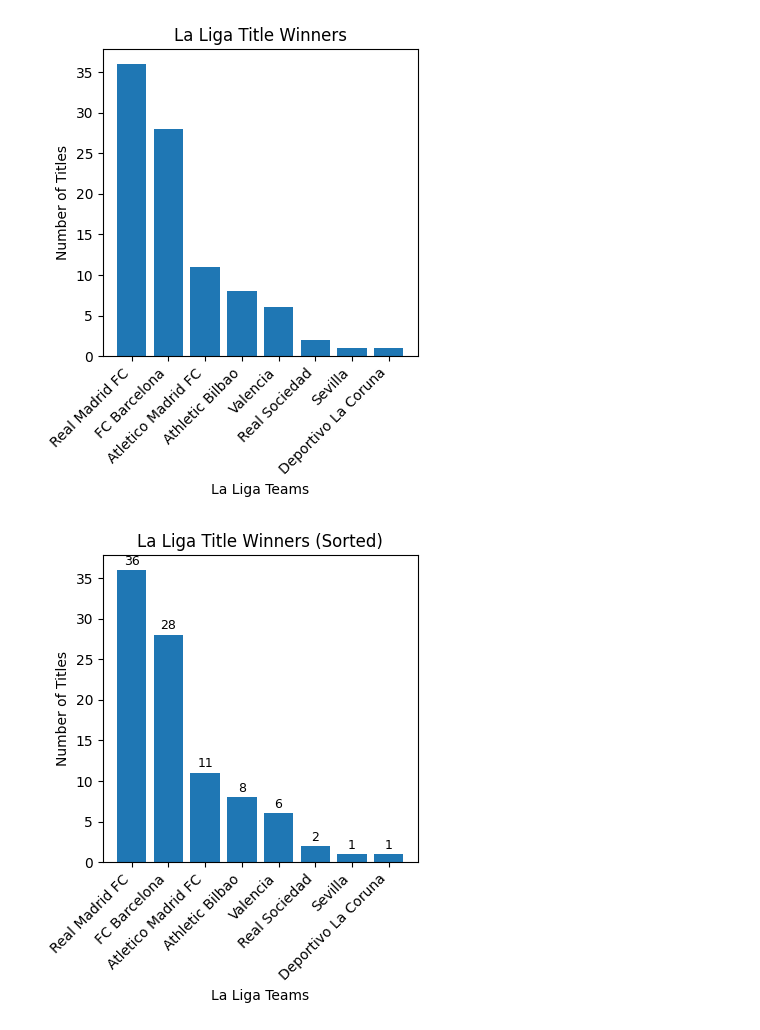
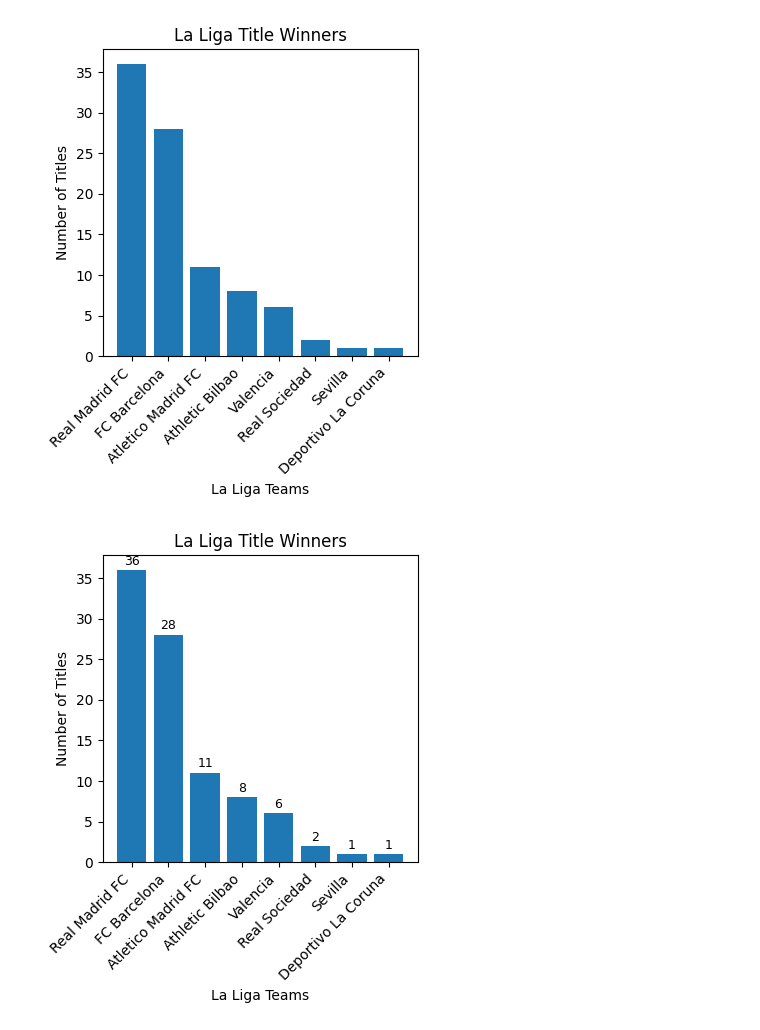
Before and after one commit to sorushikesh/coreDataScience, a Jupyter notebook: notebooks/visualization/bar_plot.ipynb, the cells around one changed output. Drawn from its saved outputs; the diff is of its cells as text; code cells hidden in the pictures.

```diff
--- a/notebooks/visualization/bar_plot.ipynb
+++ b/notebooks/visualization/bar_plot.ipynb
@@ -62,31 +55,21 @@ plt.show()
 # %% [output]
 [figure]
 # %%
-import matplotlib.pyplot as plt
-
-categories = ["Real Madrid FC", "Atletico Madrid FC", "FC Barcelona", "Athletic Bilbao",
-              "Real Sociedad", "Deportivo La Coruna", "Sevilla", "Valencia"]
-values = [36, 11, 28, 8, 2, 1, 1, 6]
-
-# Sort by number of titles (descending)
-sorted_data = sorted(zip(values, categories), reverse=True)
-sorted_values, sorted_categories = zip(*sorted_data)
-
 # Plotting
 plt.figure(figsize=(4, 5))
-bars = plt.bar(sorted_categories, sorted_values, align='center')
-plt.title("La Liga Title Winners (Sorted)")
+plt.bar(sorted_categories, sorted_values, align='center')
+plt.title("La Liga Title Winners")
 plt.xlabel("La Liga Teams")
 plt.ylabel("Number of Titles")
 plt.xticks(rotation=45, ha='right')
 
 # Add value labels
 for bar in bars:
     height = bar.get_height()
     plt.text(bar.get_x() + bar.get_width()/2, height + 0.3, str(height),
              ha='center', va='bottom', fontsize=9)
 
 plt.tight_layout()
 plt.show()
 # %% [output]
-[figure, old version]
+[figure, new version]
```
Also changed, not shown: parts of 4 cells of this notebook.
